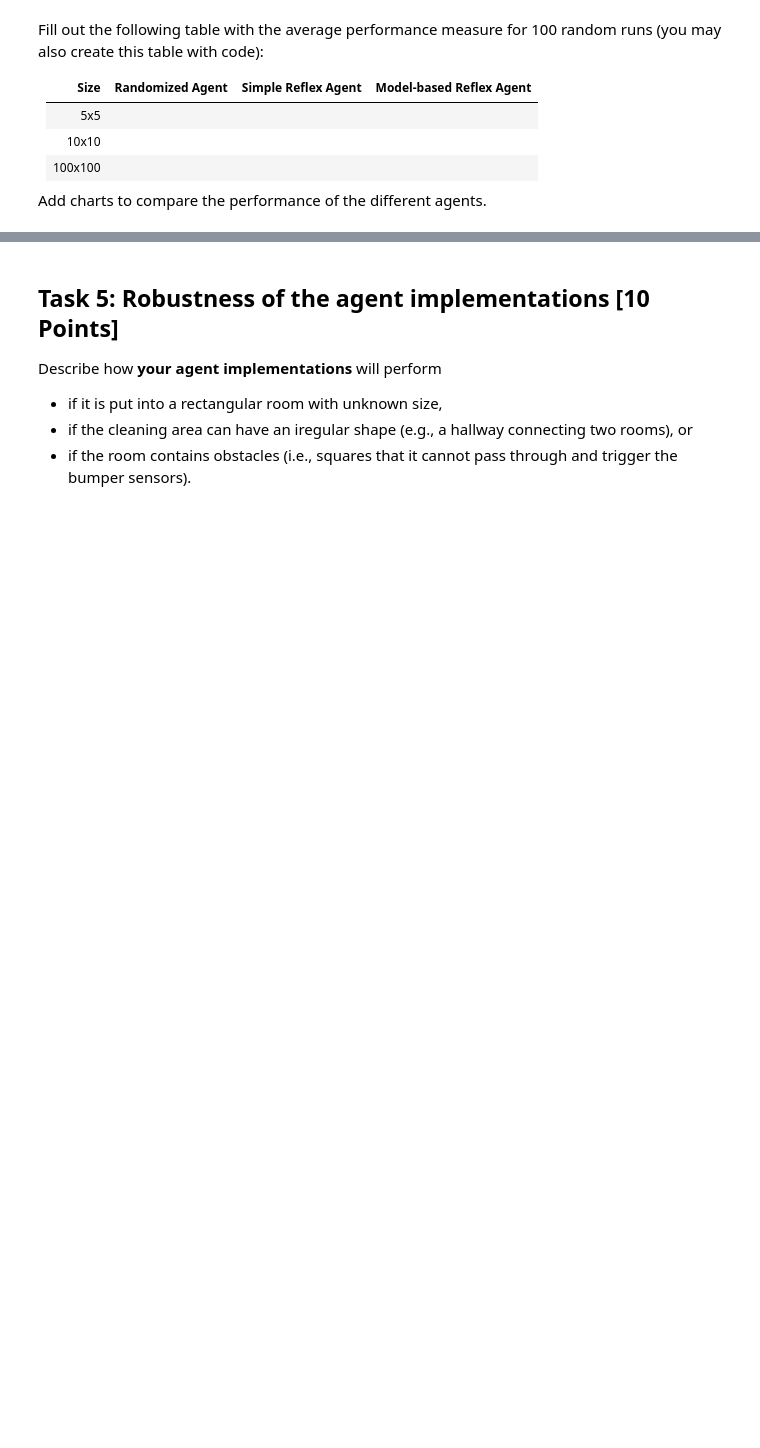
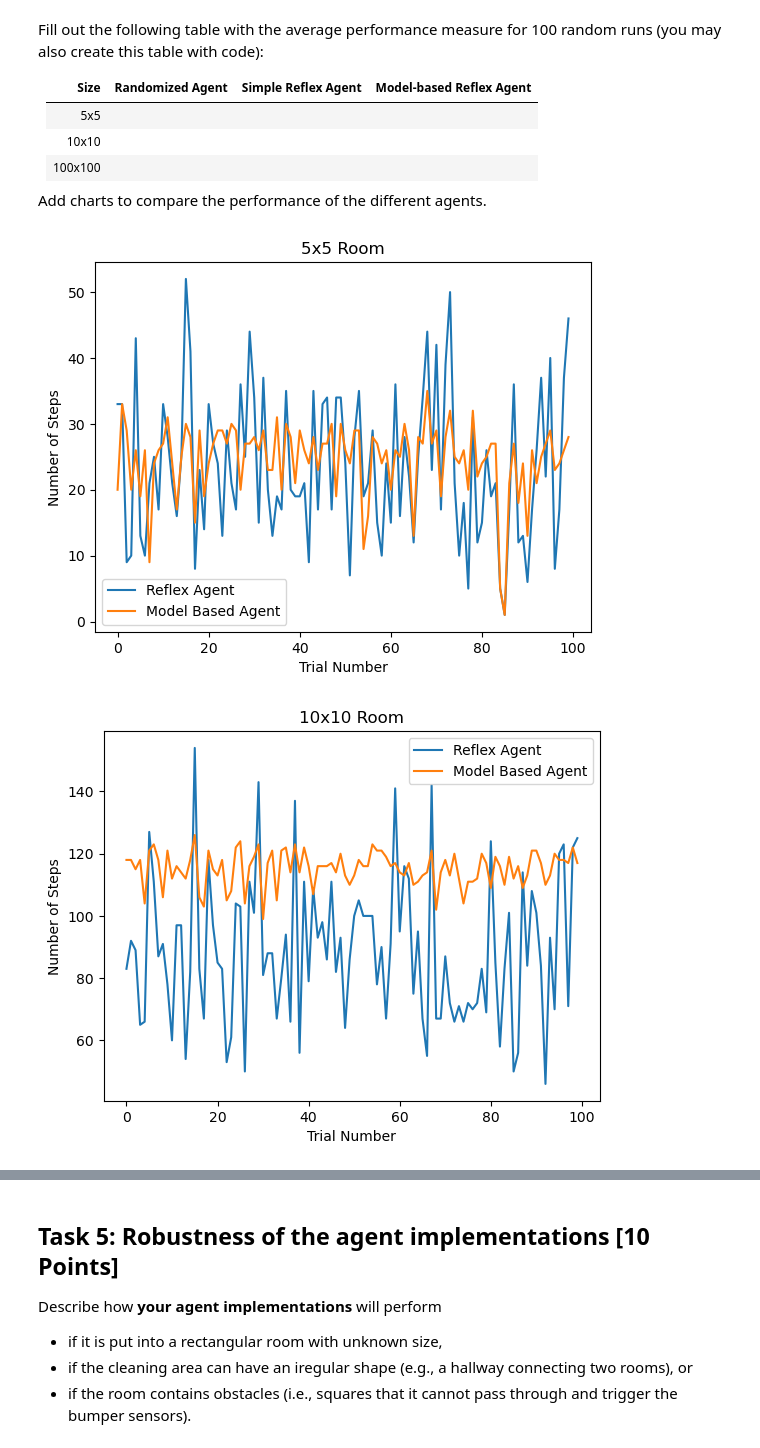
Before and after one commit to leilaniGegg/CS7320-ArtificialIntelligence, a Jupyter notebook: Assignment 2/robot_vacuum.ipynb, the cells around one changed output, grey strips where cells are left out. Saved outputs shown, nothing was run; the diff lists cells and outputs as text; code cells hidden in the pictures; blank space fills up the shorter version.

Commit message:
Made trial runs and graphs

```diff
--- a/Assignment 2/robot_vacuum.ipynb
+++ b/Assignment 2/robot_vacuum.ipynb
@@ -200,8 +193,6 @@ The simple reflex agent randomly walks around but reacts to the bumper sensor by
 
 _Note:_ Agents cannot directly use variable in the environment. They only gets the percepts as the arguments to the agent function.
 # %%
-actions = ["north", "east", "west", "south", "suck"]
-
 def simple_reflex_agent(bumpers, dirty):
     if (dirty):
         return "suck"
@@ -218,7 +209,8 @@ def simple_reflex_agent(bumpers, dirty):
         else:
             return np.random.choice(actions)
 
-print('\nTotal steps: ' , simulation_environment(simple_reflex_agent, room_size))
 
-room = room2.copy()
+room_1 = np.random.choice([1, 0], size=(room_size, room_size), p=[0.2, 0.8]) #1 means dirty, 0 means clean
+room2 = room_1.copy()
+print('\nTotal steps: ' , simulation_environment(simple_reflex_agent, room_1, True))
 # %% [output]
@@ -340,0 +389,37 @@ Add charts to compare the performance of the different agents.
+# %%
+# Your graphs and discussion of the results goes here
+import matplotlib.pyplot as plt
+
+# compare reflex agent and model based agent for each room size
+# 5x5 room
+plt.figure()
+plt.title("5x5 Room")
+plt.xlabel("Trial Number")
+plt.ylabel("Number of Steps")
+plt.plot(reflex_agent_steps_5, label = "Reflex Agent")
+plt.plot(model_agent_steps_5, label = "Model Based Agent")
+plt.legend()
+plt.show()
+
+# 10x10 room
+plt.figure()
+plt.title("10x10 Room")
+plt.xlabel("Trial Number")
+plt.ylabel("Number of Steps")
+plt.plot(reflex_agent_steps_10, label = "Reflex Agent")
+plt.plot(model_agent_steps_10, label = "Model Based Agent")
+plt.legend()
+plt.show()
+
+# 100x100 room
+plt.figure()
+plt.title("100x100 Room")
+plt.xlabel("Trial Number")
+plt.ylabel("Number of Steps")
+plt.plot(reflex_agent_steps_100, label = "Reflex Agent")
+plt.plot(model_agent_steps_100, label = "Model Based Agent")
+plt.legend()
+plt.show()
+# %% [output]
+[figure, added]
+[figure, added]
```
Also changed, not shown: parts of 12 cells of this notebook.
